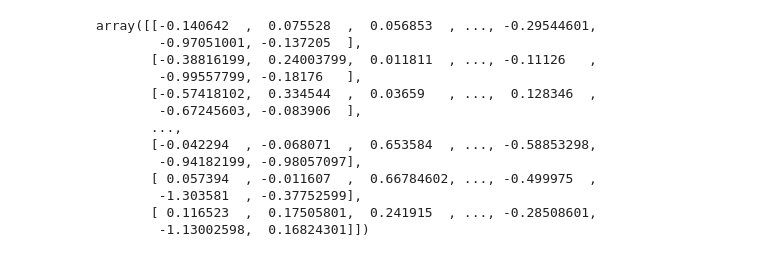
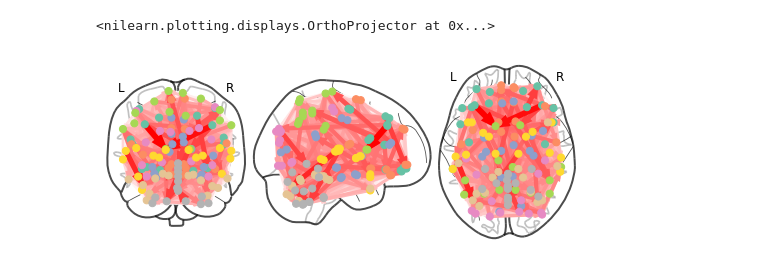
Before and after one commit to DarioRugg/Hakaton-project, a Jupyter notebook: visualization.ipynb, the cells around one changed output. Cells and saved outputs as stored; diff of their text form; code cells hidden in the pictures.

```diff
--- a/visualization.ipynb
+++ b/visualization.ipynb
@@ -61,21 +37,7 @@ import pandas as pd
 # %%
 def get_data(entry):
-    id = entry.id
-    variables = entry[['var1', 'var2', 'var3']].to_numpy()
+    variables = entry[['var1', 'var2', 'var3']].replace({"A": 0, "C": 1}).to_numpy()
     timeseries = entry[5 if "y" in entry.index else 4:].to_numpy(dtype=float).reshape((115, 116), order="F")
-    if "y" in entry.index: return id, entry.y, variables, timeseries
-    else: return id, variables, timeseries
+    return {"variables": variables, "timeseries": timeseries}
+
+train_timeseries = train.apply(lambda row: get_data(row)["timeseries"], axis=1).to_list()
-# %% [output]
-array([[-0.140642  ,  0.075528  ,  0.056853  , ..., -0.29544601,
-        -0.97051001, -0.137205  ],
-       [-0.38816199,  0.24003799,  0.011811  , ..., -0.11126   ,
-        -0.99557799, -0.18176   ],
-       [-0.57418102,  0.334544  ,  0.03659   , ...,  0.128346  ,
-        -0.67245603, -0.083906  ],
-       ...,
-       [-0.042294  , -0.068071  ,  0.653584  , ..., -0.58853298,
-        -0.94182199, -0.98057097],
-       [ 0.057394  , -0.011607  ,  0.66784602, ..., -0.499975  ,
-        -1.303581  , -0.37752599],
-       [ 0.116523  ,  0.17505801,  0.241915  , ..., -0.28508601,
-        -1.13002598,  0.16824301]])
@@ -84,0 +66,5 @@ t1 = ts.TimeSeries(get_data(data.iloc[0])[3], sampling_interval=TR)
+# %%
+plotting.plot_connectome(causalities[0], node_coords=coord_arr)
+# %% [output]
+<nilearn.plotting.displays.OrthoProjector at 0x...>
+[figure, added]
```
Also changed, not shown: parts of 24 cells of this notebook, 1 other file.
